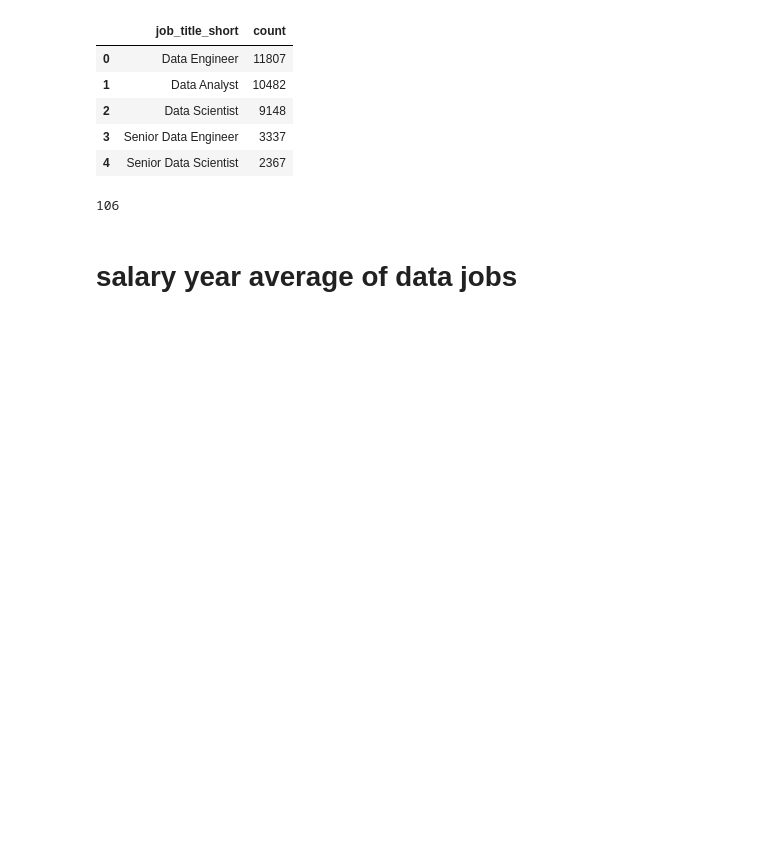
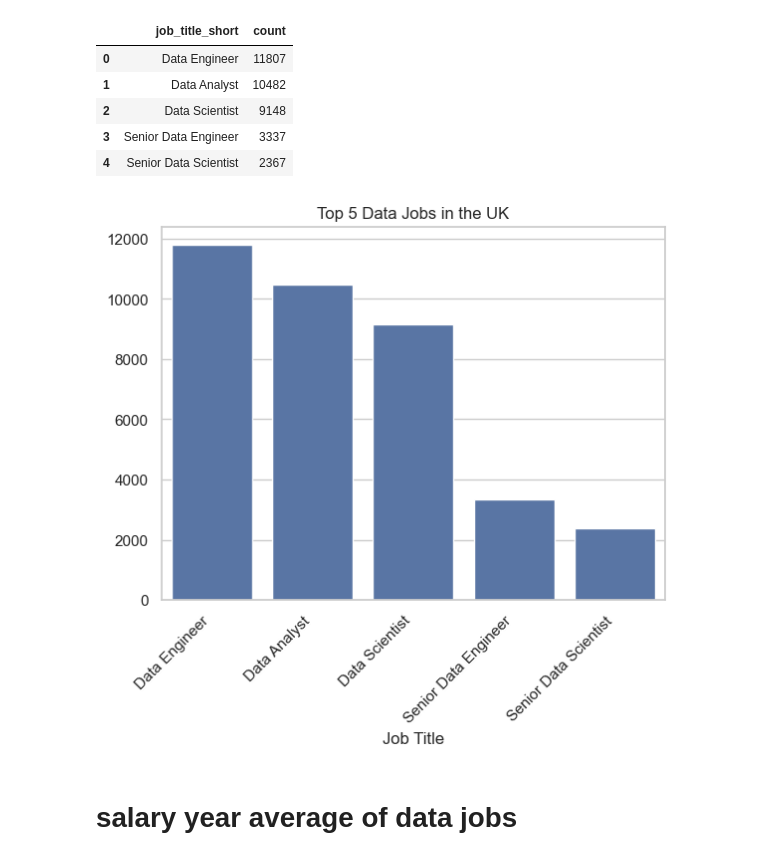
Before and after one commit to Mizan95/Project_Data_Analysis, a Jupyter notebook: 2_Intro-proper.ipynb, the cells around one changed output. Saved outputs shown, nothing was run; the diff lists cells and outputs as text; code cells hidden in the pictures; blank space fills up the shorter version.

```diff
--- a/2_Intro-proper.ipynb
+++ b/2_Intro-proper.ipynb
@@ -76,10 +107,20 @@ df_job_counts
 | 2 | Data Scientist | 9148 |
 | 3 | Senior Data Engineer | 3337 |
 | 4 | Senior Data Scientist | 2367 |
-# %%
-len(df["salary_year_avg"].unique())
-# %% [output]
-106
+# %%
+sns.barplot(
+    data=df_job_counts,
+    x="job_title_short",
+    y="count",
+)
+
+plt.title("Top 5 Data Jobs in the UK")
+plt.tight_layout()
+plt.xlabel("Job Title")
+plt.ylabel("")
+plt.xticks(rotation=45, ha="right");
+# %% [output]
+[figure, added]
 # %% [markdown]
 # salary year average of data jobs
 # %%
```
Also changed, not shown: parts of 2 cells of this notebook.
